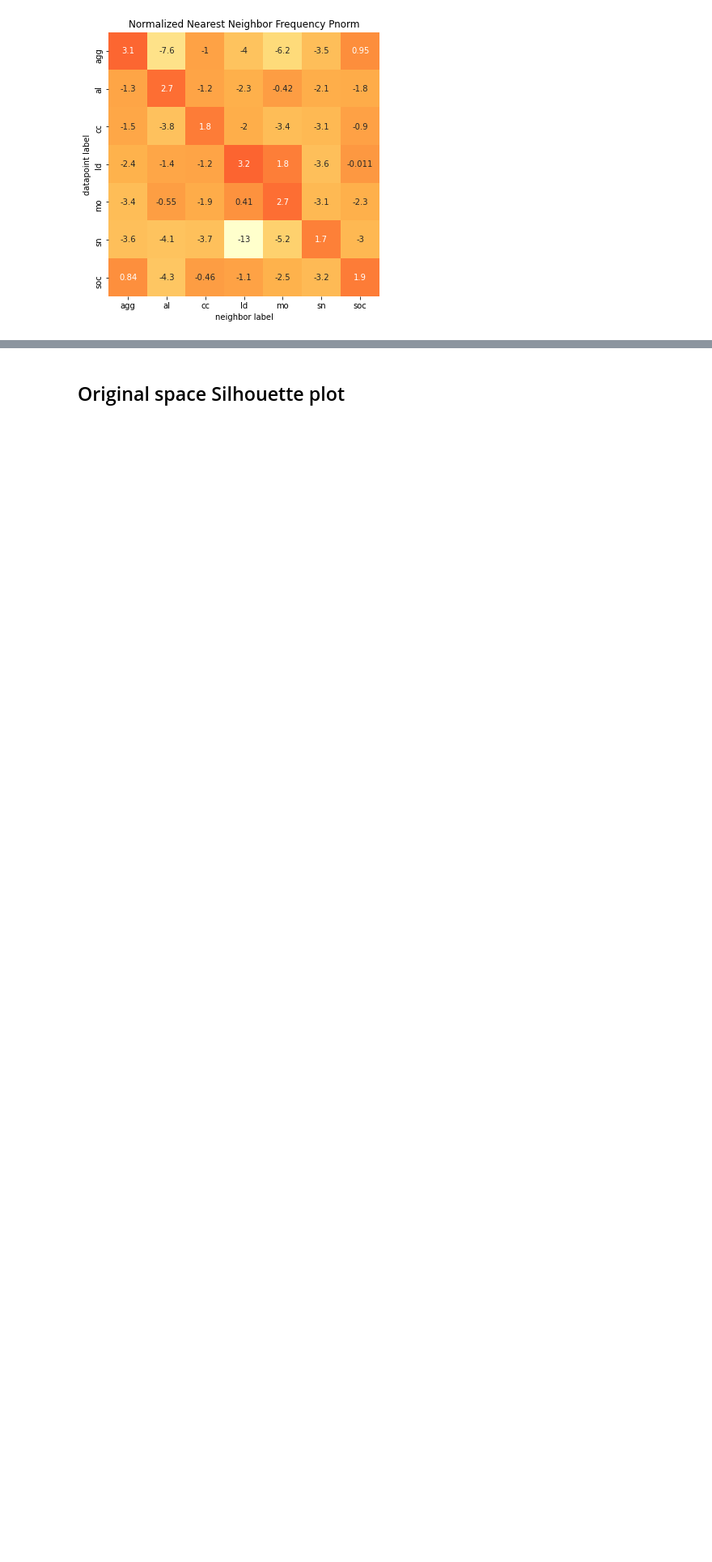
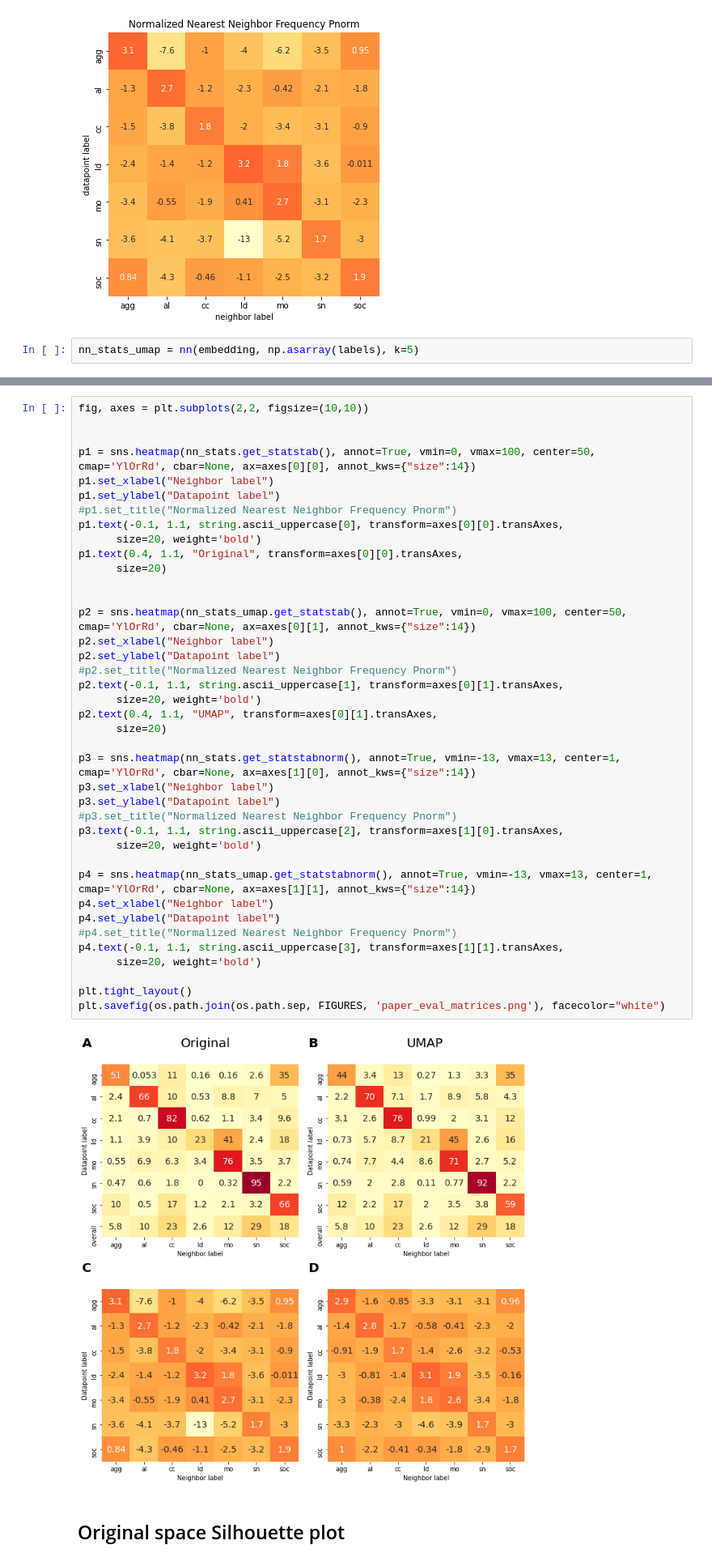
Before and after one commit to marathomas/meerkat_umap, a Jupyter notebook: notebooks/03_compare_with_highdim_space.ipynb, the cells around one changed output, grey strips where cells are left out. Shown at 81% size. Cells and saved outputs as stored; diff of their text form; blank space fills up the shorter version.

```diff
--- a/notebooks/03_compare_with_highdim_space.ipynb
+++ b/notebooks/03_compare_with_highdim_space.ipynb
@@ -184,3 +184,5 @@ nn_stats.plot_heat_Snorm(outname=outname)
 # %% [output]
 /home/mthomas/Documents/MPI_work/projects/meerkat/meerkat_umap_pv/reports/figures/heatSnorm_UMAP_reduced_original.png
 [figure]
+# %%
+nn_stats_umap = nn(embedding, np.asarray(labels), k=5)
@@ -187,3 +193,44 @@ nn_stats.plot_heat_Snorm(outname=outname)
+# %%
+fig, axes = plt.subplots(2,2, figsize=(10,10))
+
+
+p1 = sns.heatmap(nn_stats.get_statstab(), annot=True, vmin=0, vmax=100, center=50, cmap='YlOrRd', cbar=None, ax=axes[0][0], annot_kws={"size":14})
+p1.set_xlabel("Neighbor label")
+p1.set_ylabel("Datapoint label")
+#p1.set_title("Normalized Nearest Neighbor Frequency Pnorm")
+p1.text(-0.1, 1.1, string.ascii_uppercase[0], transform=axes[0][0].transAxes,
+      size=20, weight='bold')
+p1.text(0.4, 1.1, "Original", transform=axes[0][0].transAxes,
+      size=20)
+
+
+p2 = sns.heatmap(nn_stats_umap.get_statstab(), annot=True, vmin=0, vmax=100, center=50, cmap='YlOrRd', cbar=None, ax=axes[0][1], annot_kws={"size":14})
+p2.set_xlabel("Neighbor label")
+p2.set_ylabel("Datapoint label")
+#p2.set_title("Normalized Nearest Neighbor Frequency Pnorm")
+p2.text(-0.1, 1.1, string.ascii_uppercase[1], transform=axes[0][1].transAxes,
+      size=20, weight='bold')
+p2.text(0.4, 1.1, "UMAP", transform=axes[0][1].transAxes,
+      size=20)
+
+p3 = sns.heatmap(nn_stats.get_statstabnorm(), annot=True, vmin=-13, vmax=13, center=1, cmap='YlOrRd', cbar=None, ax=axes[1][0], annot_kws={"size":14})
+p3.set_xlabel("Neighbor label")
+p3.set_ylabel("Datapoint label")
+#p3.set_title("Normalized Nearest Neighbor Frequency Pnorm")
+p3.text(-0.1, 1.1, string.ascii_uppercase[2], transform=axes[1][0].transAxes,
+      size=20, weight='bold')
+
+p4 = sns.heatmap(nn_stats_umap.get_statstabnorm(), annot=True, vmin=-13, vmax=13, center=1, cmap='YlOrRd', cbar=None, ax=axes[1][1], annot_kws={"size":14})
+p4.set_xlabel("Neighbor label")
+p4.set_ylabel("Datapoint label")
+#p4.set_title("Normalized Nearest Neighbor Frequency Pnorm")
+p4.text(-0.1, 1.1, string.ascii_uppercase[3], transform=axes[1][1].transAxes,
+      size=20, weight='bold')
+
+plt.tight_layout()
+plt.savefig(os.path.join(os.path.sep, FIGURES, 'paper_eval_matrices.png'), facecolor="white")
+# %% [output]
+[figure, added]
 # %% [markdown]
 ## Original space Silhouette plot
 # %%
```
Also changed, not shown: parts of 38 cells of this notebook, 26 other files.
